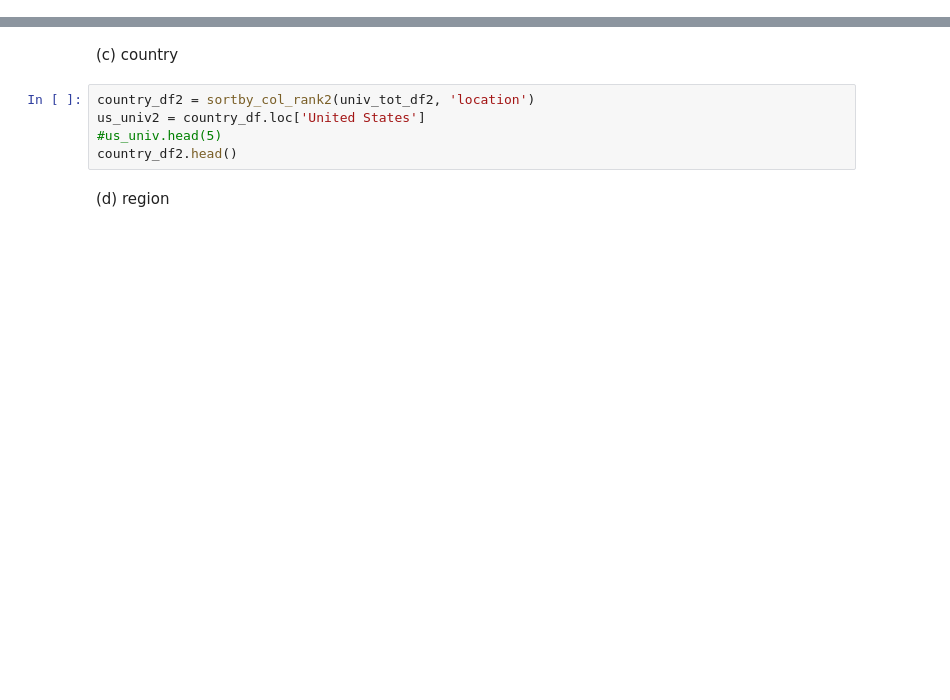
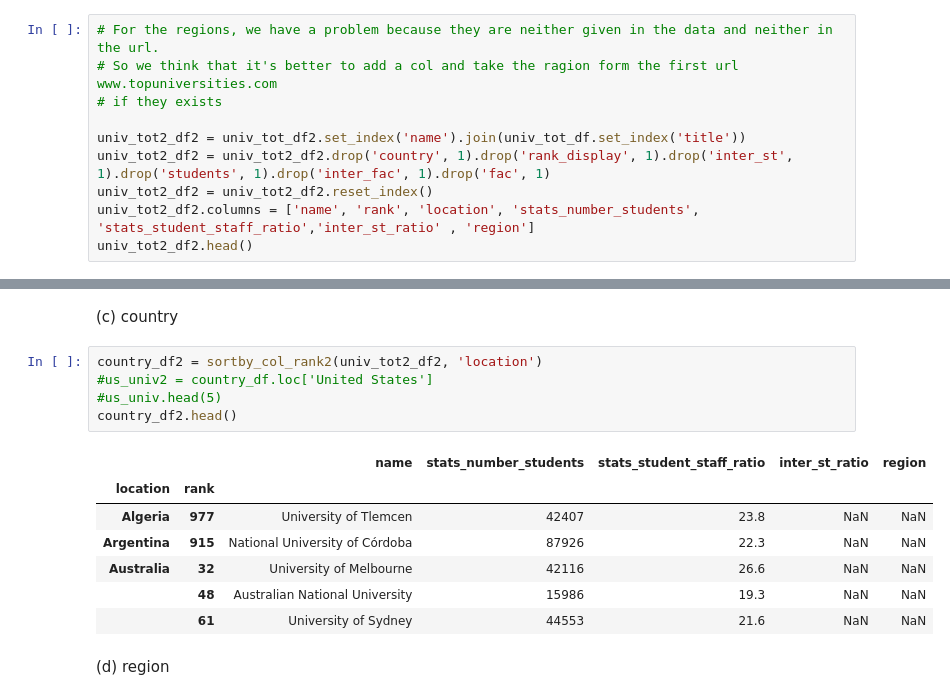
Before and after one commit to IsaacLeimgruber/ADA_labs_repo, a Jupyter notebook: 02 - Data from the Web/hw02_isaac.ipynb, the cells around one changed output, grey strips where cells are left out. Drawn from its saved outputs; the diff is of its cells as text; blank space fills up the shorter version.

Commit message:
Task 2.1 d) and Add region

```diff
--- a/02 - Data from the Web/hw02_isaac.ipynb
+++ b/02 - Data from the Web/hw02_isaac.ipynb
@@ -744,0 +814,10 @@ univ_tot_df2.head()
+# %%
+# For the regions, we have a problem because they are neither given in the data and neither in the url.
+# So we think that it's better to add a col and take the ragion form the first url www.topuniversities.com
+# if they exists
+
+univ_tot2_df2 = univ_tot_df2.set_index('name').join(univ_tot_df.set_index('title'))
+univ_tot2_df2 = univ_tot2_df2.drop('country', 1).drop('rank_display', 1).drop('inter_st', 1).drop('students', 1).drop('inter_fac', 1).drop('fac', 1)
+univ_tot2_df2 = univ_tot2_df2.reset_index()
+univ_tot2_df2.columns = ['name', 'rank', 'location', 'stats_number_students', 'stats_student_staff_ratio','inter_st_ratio' , 'region']
+univ_tot2_df2.head()
@@ -765,10 +865,18 @@ univ_tot_df2.sort_values(['inter_st_ratio'], ascending = 0).head()
 # %% [markdown]
 (c) country
 # %%
-country_df2 = sortby_col_rank2(univ_tot_df2, 'location')
-us_univ2 = country_df.loc['United States']
+country_df2 = sortby_col_rank2(univ_tot2_df2, 'location')
+#us_univ2 = country_df.loc['United States']
 #us_univ.head(5)
 country_df2.head()
+# %% [output]
+|  |  | name | stats_number_students | stats_student_staff_ratio | inter_st_ratio | region |
+| location | rank |  |  |  |  |  |
+| Algeria | 977 | University of Tlemcen | 42407 | 23.8 | NaN | NaN |
+| Argentina | 915 | National University of Córdoba | 87926 | 22.3 | NaN | NaN |
+| Australia | 32 | University of Melbourne | 42116 | 26.6 | NaN | NaN |
+|  | 48 | Australian National University | 15986 | 19.3 | NaN | NaN |
+|  | 61 | University of Sydney | 44553 | 21.6 | NaN | NaN |
 # %% [markdown]
 (d) region
 # %%
```
Also changed, not shown: parts of 22 cells of this notebook.
